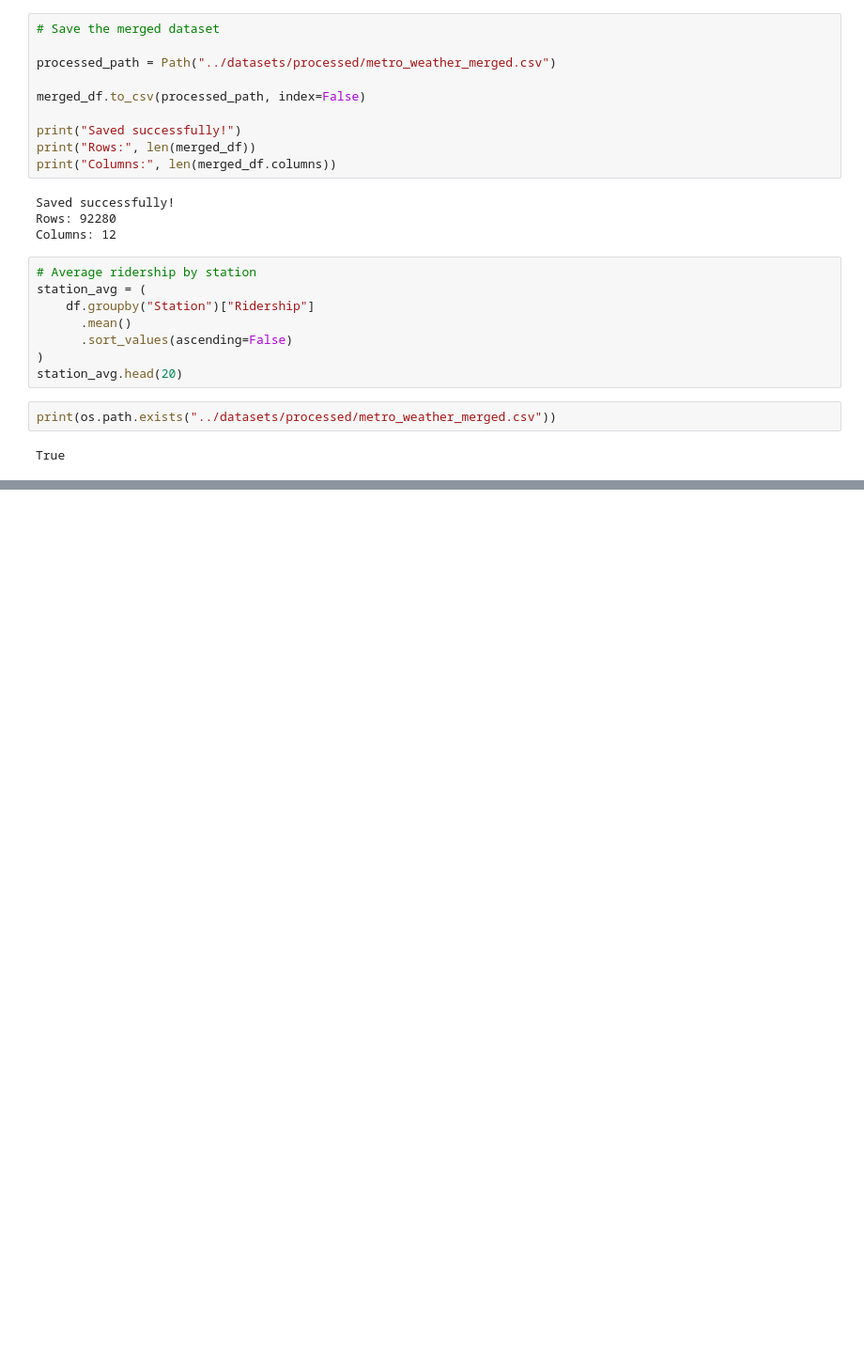
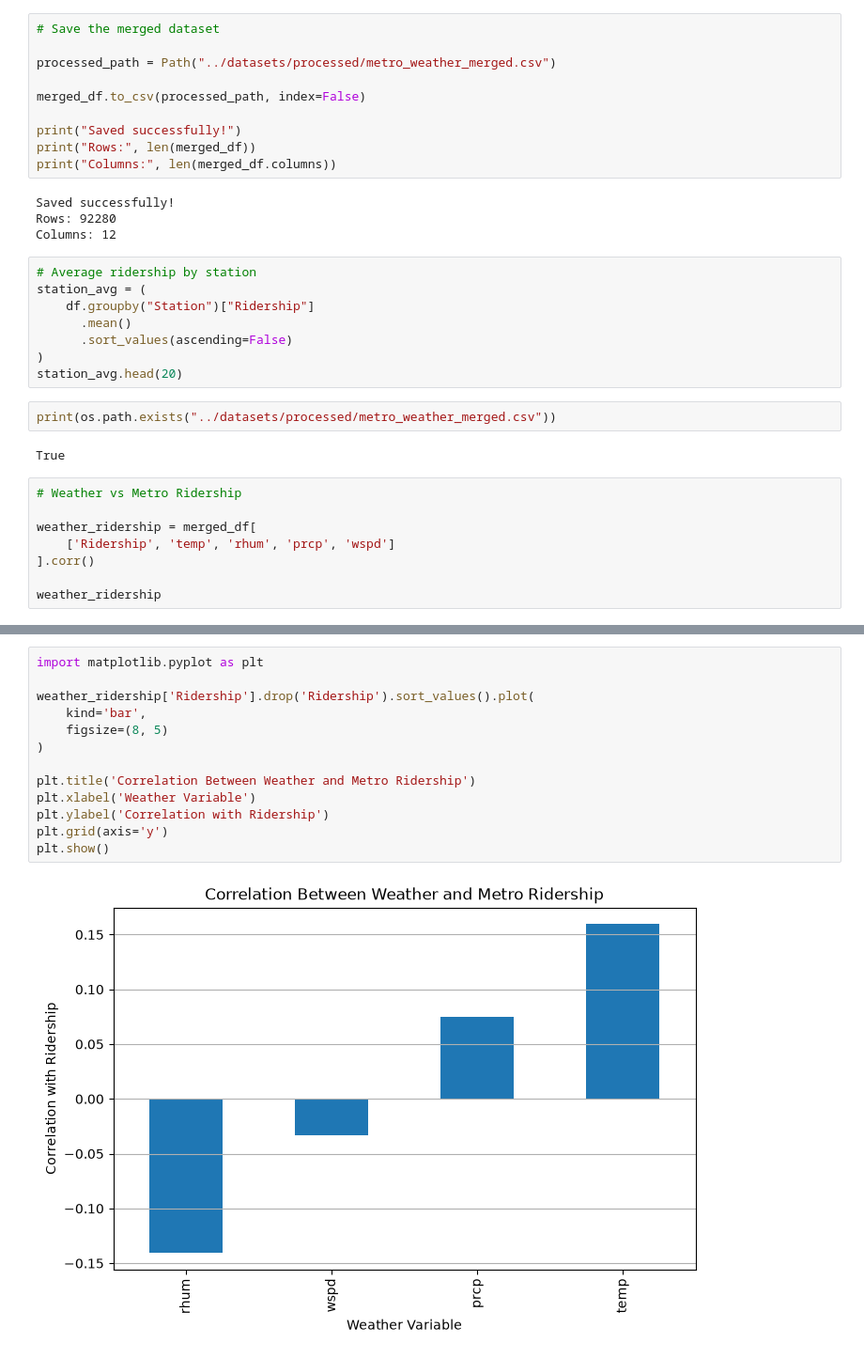
Before and after one commit to springboardmentor443m-coder/Predictive-Public-Transit-Intelligence-Platform-for-Crowd-Management-and-Schedule-Optimization, a Jupyter notebook: MetroFlow/ai/dataset_analysis.ipynb, the cells around one changed output, grey strips where cells are left out. Shown at 94% size. Saved outputs shown, nothing was run; the diff lists cells and outputs as text; blank space fills up the shorter version.

```diff
--- a/MetroFlow/ai/dataset_analysis.ipynb
+++ b/MetroFlow/ai/dataset_analysis.ipynb
@@ -192,3 +192,11 @@ station_avg.head(20)
 print(os.path.exists("../datasets/processed/metro_weather_merged.csv"))
 # %% [output]
 True
+# %%
+# Weather vs Metro Ridership
+
+weather_ridership = merged_df[
+    ['Ridership', 'temp', 'rhum', 'prcp', 'wspd']
+].corr()
+
+weather_ridership
@@ -194,0 +210,15 @@ True
+# %%
+import matplotlib.pyplot as plt
+
+weather_ridership['Ridership'].drop('Ridership').sort_values().plot(
+    kind='bar',
+    figsize=(8, 5)
+)
+
+plt.title('Correlation Between Weather and Metro Ridership')
+plt.xlabel('Weather Variable')
+plt.ylabel('Correlation with Ridership')
+plt.grid(axis='y')
+plt.show()
+# %% [output]
+[figure, added]
```
Also changed, not shown: parts of 44 cells of this notebook, 2 other files.
